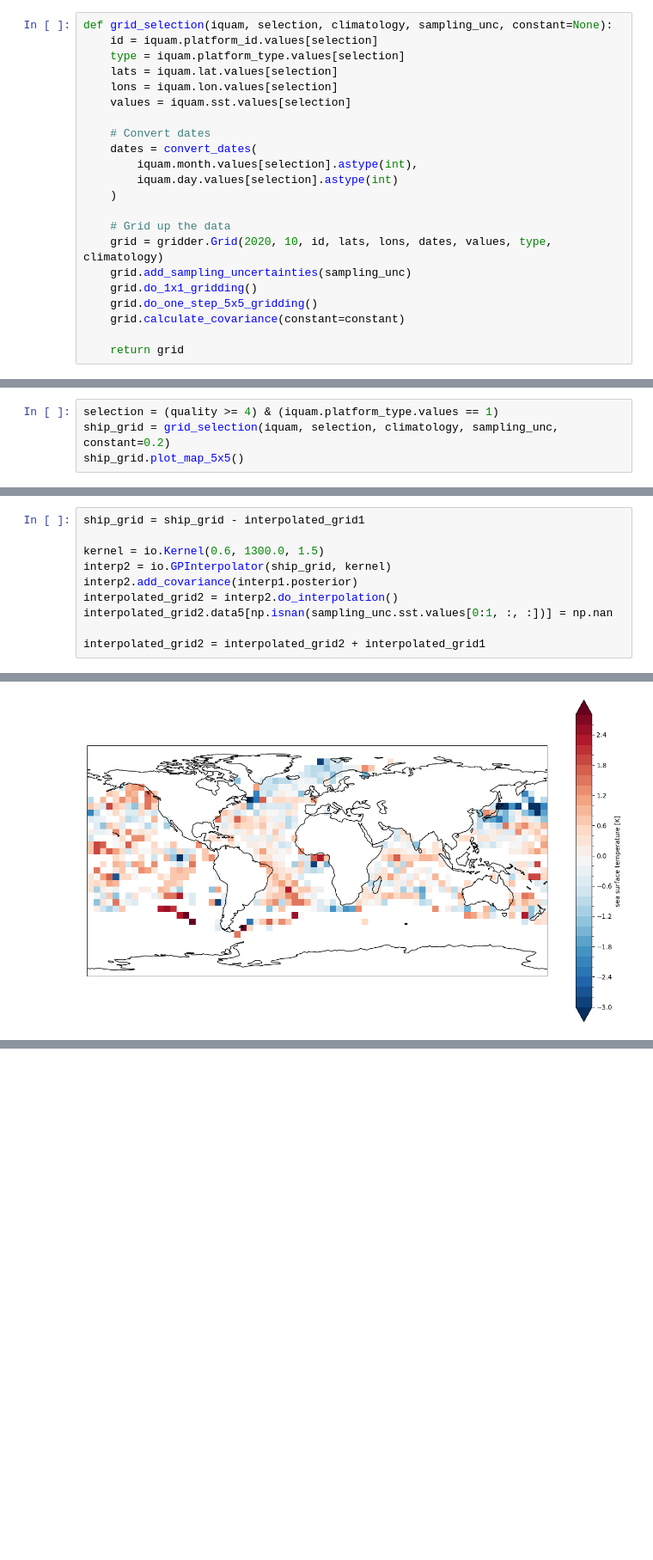
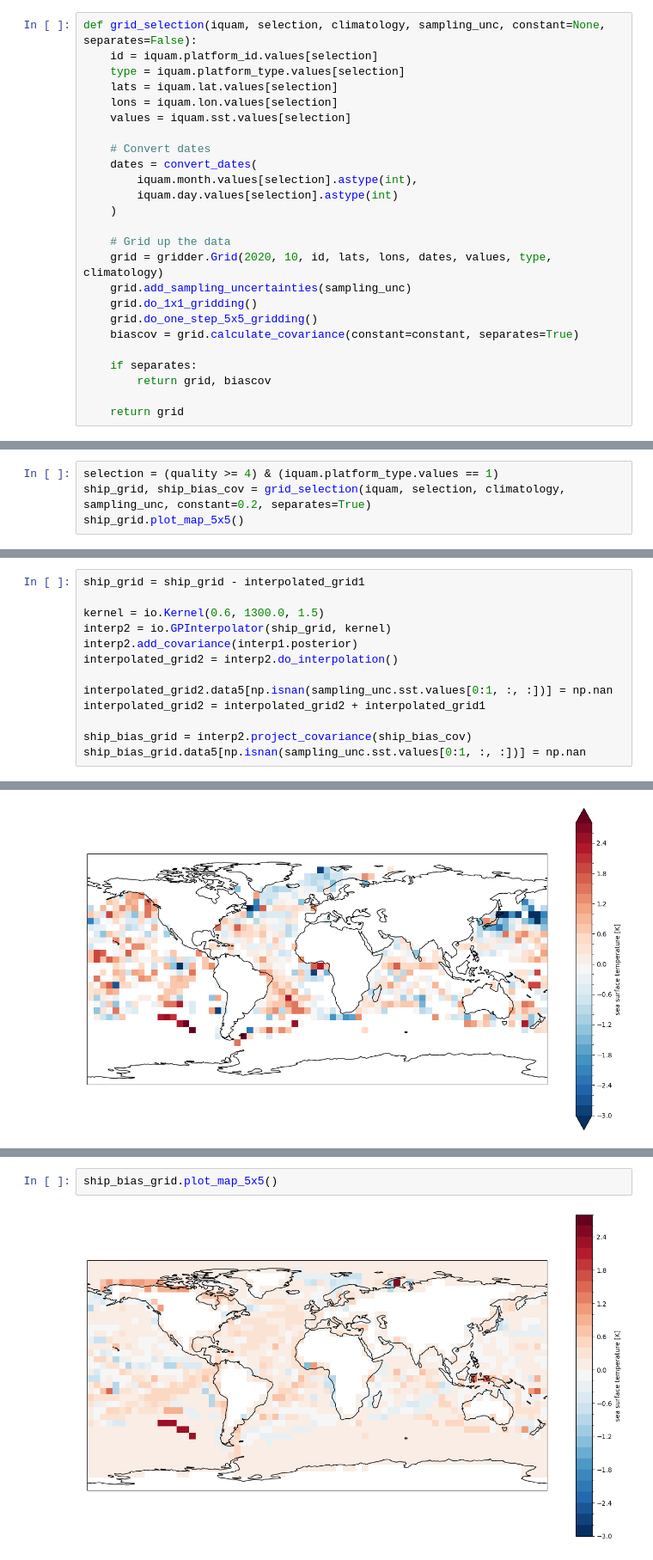
Before and after one commit to jjk-code-otter/open-ocean, a Jupyter notebook: notebooks/bias_estimation.ipynb, the cells around one changed output, grey strips where cells are left out. Shown at 86% size. Cells and saved outputs as stored; diff of their text form; blank space fills up the shorter version.

Commit message:
add covariance projection to interpolator

```diff
--- a/notebooks/bias_estimation.ipynb
+++ b/notebooks/bias_estimation.ipynb
@@ -20,7 +20,7 @@ import open_ocean.interpolation as io
 def convert_dates(months, days):
     return [datetime(2020, months[i], days[i]) for i in range(len(months))]
 # %%
-def grid_selection(iquam, selection, climatology, sampling_unc, constant=None):
+def grid_selection(iquam, selection, climatology, sampling_unc, constant=None, separates=False):
     id = iquam.platform_id.values[selection]
     type = iquam.platform_type.values[selection]
     lats = iquam.lat.values[selection]
@@ -38,7 +38,10 @@ def grid_selection(iquam, selection, climatology, sampling_unc, constant=None):
     grid.add_sampling_uncertainties(sampling_unc)
     grid.do_1x1_gridding()
     grid.do_one_step_5x5_gridding()
-    grid.calculate_covariance(constant=constant)
+    biascov = grid.calculate_covariance(constant=constant, separates=True)
+
+    if separates:
+        return grid, biascov
 
     return grid
 # %% [markdown]
@@ -72,7 +75,7 @@ First I grid up the ship data. I add a constant term to the error covariance to
 The map of gridded anomalies from ships shows some interesting features. There is a short El Nino warm tongue in the eastern Pacific. The North Atlantic looks to be largely warmer than the average. There is a strong warm anomaly in the western North Pacific with cooler anomalies in the east. In the southeast Pacific there is a lonely ship track with a very positive anomaly. This is likely erroneous.
 # %%
 selection = (quality >= 4) & (iquam.platform_type.values == 1)
-ship_grid = grid_selection(iquam, selection, climatology, sampling_unc, constant=0.2)
+ship_grid, ship_bias_cov = grid_selection(iquam, selection, climatology, sampling_unc, constant=0.2, separates=True)
 ship_grid.plot_map_5x5()
 # %% [output]
 [figure]
@@ -118,9 +121,12 @@ kernel = io.Kernel(0.6, 1300.0, 1.5)
 interp2 = io.GPInterpolator(ship_grid, kernel)
 interp2.add_covariance(interp1.posterior)
 interpolated_grid2 = interp2.do_interpolation()
+
 interpolated_grid2.data5[np.isnan(sampling_unc.sst.values[0:1, :, :])] = np.nan
+interpolated_grid2 = interpolated_grid2 + interpolated_grid1
 
-interpolated_grid2 = interpolated_grid2 + interpolated_grid1
+ship_bias_grid = interp2.project_covariance(ship_bias_cov)
+ship_bias_grid.data5[np.isnan(sampling_unc.sst.values[0:1, :, :])] = np.nan
 # %% [markdown]
 The second interpolation step isn't that different from the first suggesting that the ship data are not adding a great deal of information. However, they are providing some information in the tropical Pacific. There are other minor changes.
 # %%
@@ -149,3 +157,7 @@ ship_error_simple.plot_map_5x5()
+# %%
+ship_bias_grid.plot_map_5x5()
+# %% [output]
+[figure, added]
 # %%
 data_file = data_dir / "IQUAM" / "OutputData" / "timeseries_with_uncertainty.csv"
 data = pd.read_csv(data_file, header=[0, 1], index_col=0)
```
Also changed, not shown: parts of 1 cell of this notebook, 2 other files.
